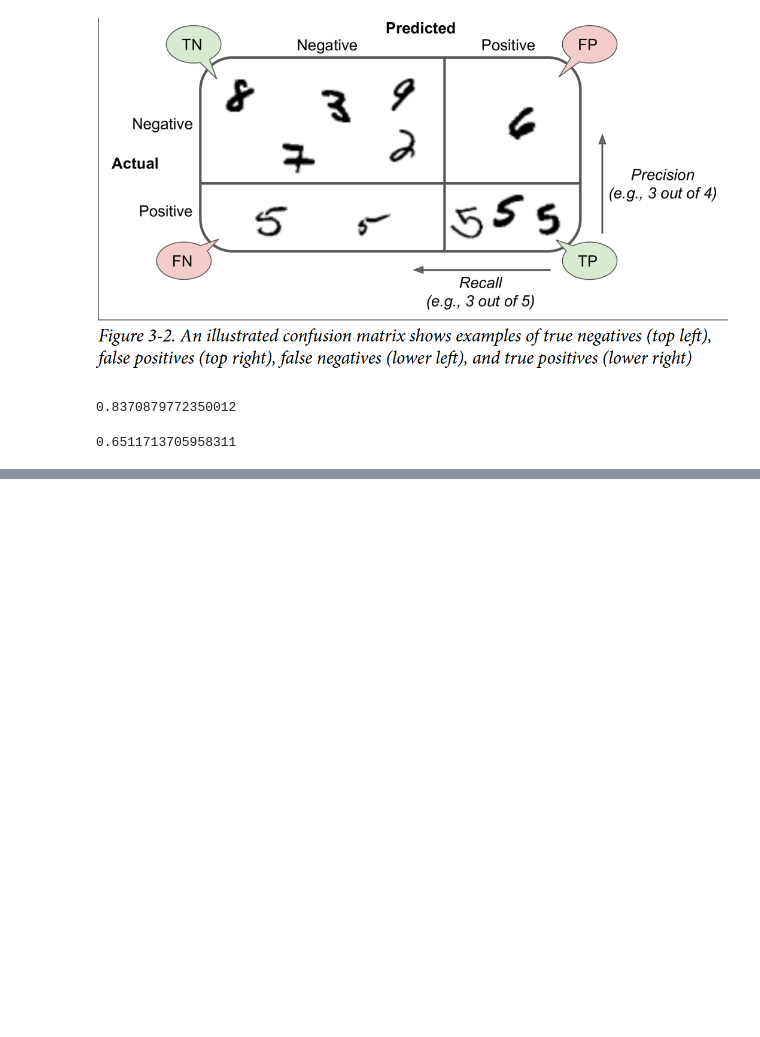
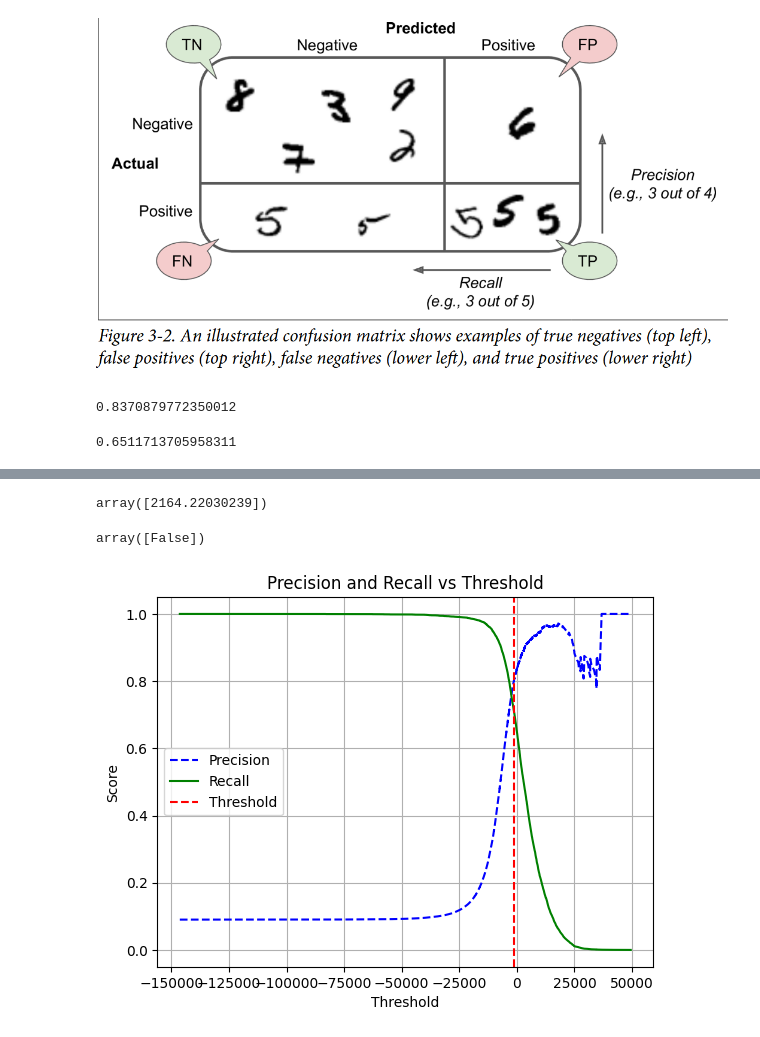
Before and after one commit to douniablk/Classification, a Jupyter notebook: MNIST/classification.ipynb, the cells around one changed output, grey strips where cells are left out. Saved outputs shown, nothing was run; the diff lists cells and outputs as text; code cells hidden in the pictures; blank space fills up the shorter version.

```diff
--- a/MNIST/classification.ipynb
+++ b/MNIST/classification.ipynb
@@ -149,0 +160,5 @@ recall_score(y_train_5, y_train_pred)
+# %%
+y_scores = sgd_clf.decision_function([some_digit])
+y_scores
+# %% [output]
+array([2164.22030239])
@@ -149,0 +168,28 @@ recall_score(y_train_5, y_train_pred)
+# %%
+threshold = 8000
+y_some_digit_pred = (y_scores > threshold)
+y_some_digit_pred
+# %% [output]
+array([False])
+# %%
+y_scores = cross_val_predict(sgd_clf, X_train, y_train_5, cv=3, method="decision_function")
+# %%
+from sklearn.metrics import precision_recall_curve
+precisions, recalls, thresholds = precision_recall_curve(y_train_5, y_scores)
+# %%
+def plot_precision_recall_vs_threshold(precisions, recalls, thresholds):
+     plt.plot(thresholds, precisions[:-1], "b--", label="Precision")
+     plt.plot(thresholds, recalls[:-1], "g-", label="Recall")
+     plt.xlabel("Threshold")
+     plt.ylabel("Score")
+     plt.title("Precision and Recall vs Threshold")
+     plt.legend(loc="best")
+     plt.grid(True)
+     plt.axvline(x=thresholds[np.argmax(precisions[:-1] >= 0.8)], color='r', linestyle='--', label='Threshold')
+     plt.legend(loc="best")
+
+# Example usage:
+plot_precision_recall_vs_threshold(precisions, recalls, thresholds)
+plt.show()
+# %% [output]
+[figure, added]
```
Also changed, not shown: parts of 5 cells of this notebook.
